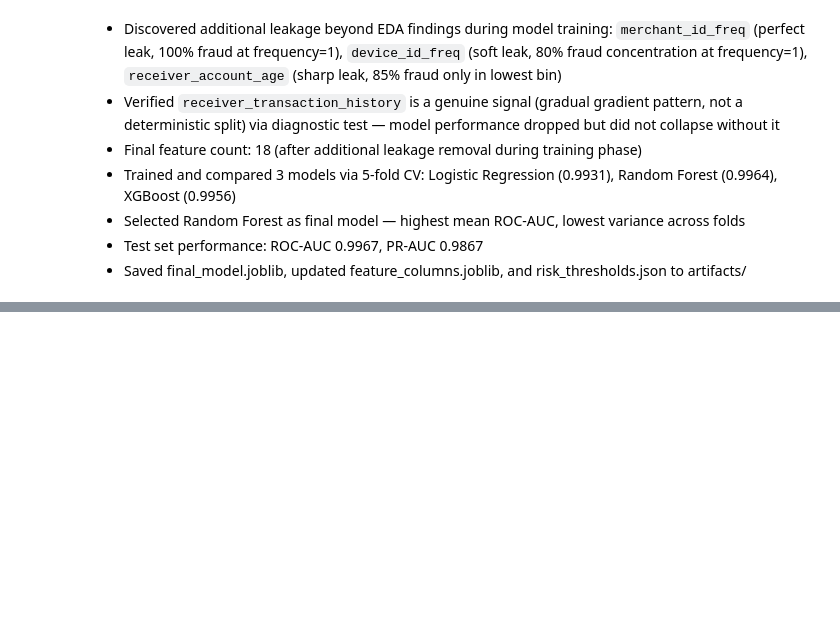
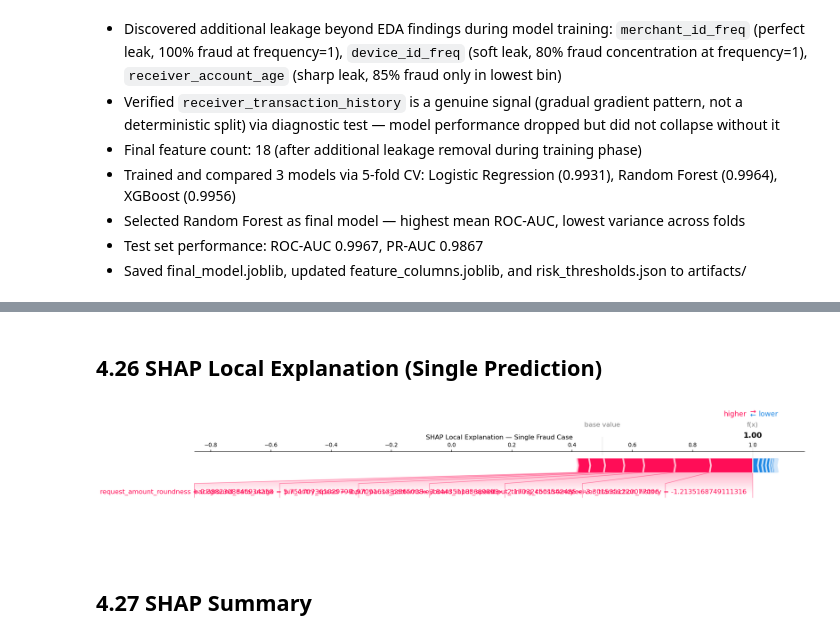
Before and after one commit to md-faiyazkhan/upi-fraud-detector, a Jupyter notebook: notebooks/04_model_training.ipynb, the cells around one changed output, grey strips where cells are left out. Cells and saved outputs as stored; diff of their text form; code cells hidden in the pictures; blank space fills up the shorter version.

```diff
--- a/notebooks/04_model_training.ipynb
+++ b/notebooks/04_model_training.ipynb
@@ -426,0 +448,23 @@ Risk thresholds saved
+# %% [markdown]
+## 4.26 SHAP Local Explanation (Single Prediction)
+# %%
+fraud_idx = y_test[y_test == 1].index[0]
+sample_idx = X_test.index.get_loc(fraud_idx)
+
+X_single = X_test.loc[[fraud_idx]]
+shap_values_single = explainer.shap_values(X_single)
+
+shap.force_plot(
+    explainer.expected_value[1],
+    shap_values_single[0, :, 1],
+    X_single.iloc[0],
+    matplotlib=True,
+    show=False
+)
+plt.title("SHAP Local Explanation — Single Fraud Case")
+plt.show()
+plt.close()
+# %% [output]
+[figure, added]
+# %% [markdown]
+## 4.27 SHAP Summary
```
Also changed, not shown: parts of 6 cells of this notebook.
